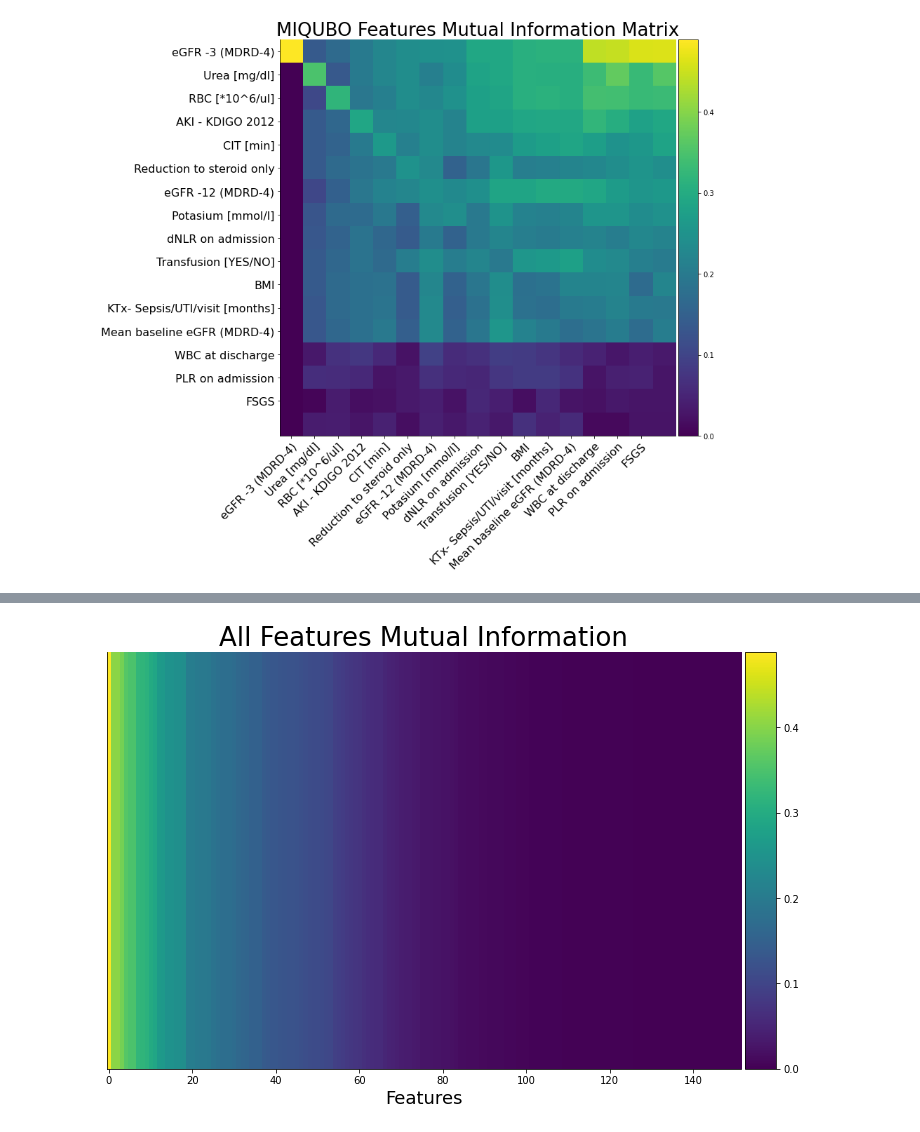
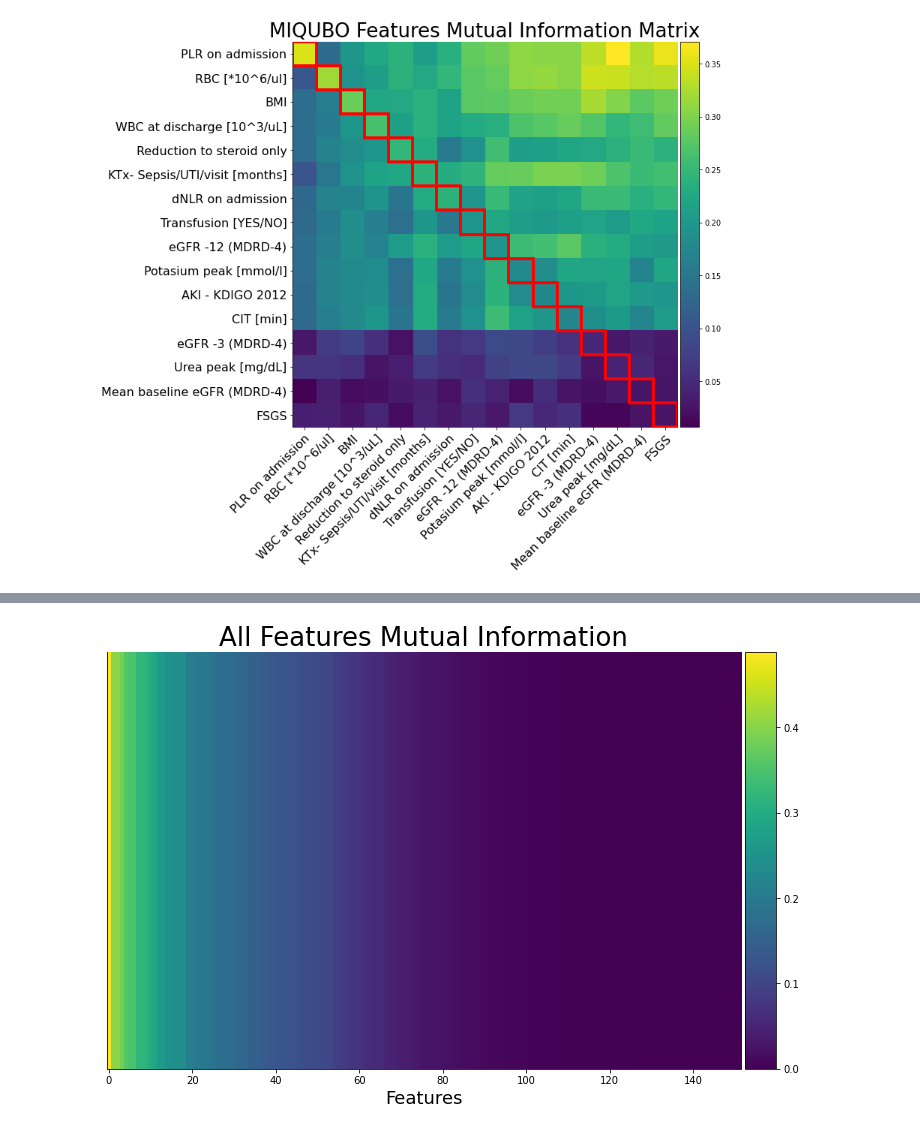
Before and after one commit to FilipKubackiSoton/Feature-Extraction-Medical-ResearchDwave, a Jupyter notebook: mi_matrix.ipynb, the cells around one changed output, grey strips where cells are left out. Drawn from its saved outputs; the diff is of its cells as text; code cells hidden in the pictures.

```diff
--- a/mi_matrix.ipynb
+++ b/mi_matrix.ipynb
@@ -33,7 +33,7 @@ models_evaluation_dir = "models_evaluation"
 plots_dir = "plots"
 mi_matrix_plot_base_dir = os.path.join(plots_dir,"mi_matrix")
 # %%
-df_all = pd.read_csv("data/med_orginal2.csv",header=0, sep="\,").fillna(method = "ffill")
+df_all = pd.read_csv("data/full_dataset.csv",header=0, sep="\,").fillna(method = "ffill")
 
 
 target_f = 'Graft loss 1 year'
@@ -132,2 +123,9 @@ conditional_mutual_information(prob(df_all[["f_0", "f_1", "f_1"]].values), 1, 2)
+# %%
+rev_map = {y:x for x, y in naming_map_.items()}
+rev_map["f_68"] = "Urea peak [mg/dL]"
+rev_map["f_64"] = "Potasium peak [mmol/l]"
+rev_map["f_124"] = "WBC at discharge [10^3/uL]"
+rev_map["f_52]"] = "RBC count on admission [10^6/uL]"
+naming_map_for_plots = {y:x for x, y in rev_map.items()}
 # %%
 # %% [output]
@@ -151,7 +149,8 @@ conditional_mutual_information(prob(df_all[["f_0", "f_1", "f_1"]].values), 1, 2)
 # %%
 def get_mi_matrix(df, target_f):
-    features = list(map(lambda x: x[0], sorted({x : mutual_information(prob(df[[target_f, x]].values), 1) for x in df.columns}.items(), key = lambda x: x[1], reverse = True)))
-    n = np.shape(df)[-1]
+    features_list = list(set(df.columns) - {target_f})
+    features = list(map(lambda x: x[0], sorted({x : mutual_information(prob(df[[target_f, x]].values), 1) for x in features_list}.items(), key = lambda x: x[1], reverse = True)))
+    n = np.shape(df)[-1]-1
     mi_matrix = np.zeros((n,n))
     for row, f_a in enumerate(features):
         for col, f_b in enumerate(features):
@@ -163,6 +162,12 @@ def get_mi_matrix(df, target_f):
 mi_matrix = get_mi_matrix(df_miqubo, target_f)
 # %%
 from mpl_toolkits.axes_grid1 import make_axes_locatable
+
+def highlight_cell(x,y, ax=None, **kwargs):
+    rect = plt.Rectangle((x-.5, y-.5), 1,1, fill=False, **kwargs)
+    ax = ax or plt.gca()
+    ax.add_patch(rect)
+    return rect
 
 def plot_mi_matrix(df, target_f, f_map):
     mi_matrix=get_mi_matrix(df, target_f)
@@ -177,32 +182,37 @@ def plot_mi_matrix(df, target_f, f_map):
     fig, ax = plt.subplots(figsize=(12, 12))
     #cmap = 'jet'
     im = ax.imshow(mi_matrix, )#cmap="cool")
     # Add some text for labels, title and custom x-axis tick labels, etc.
     ax.set_title("MIQUBO Features Mutual Information Matrix", fontsize=26)
     ax.set_xticks(x)
     #ax.set_xlabel(label_x, fontsize=18)
     ax.set_yticks(x)
     #ax.set_ylabel(label_y, fontsize=18, rotation = -90)
     ax.set_xticklabels(labels, fontsize=16)
     ax.set_yticklabels(labels, fontsize=16)
     ax.xaxis.set_label_position("top")
     ax.yaxis.set_label_position("right")
     ax.spines['right'].set_visible(False)
     ax.spines['top'].set_visible(False)
 
     fig.tight_layout()
     plt.setp(ax.get_xticklabels(), rotation=45, ha="right",
             rotation_mode="anchor")
 
     #plt.imshow(mi_matrix)
 
     divider = make_axes_locatable(ax)
     cax = divider.append_axes("right", size="5%", pad=0.05)
 
     plt.colorbar(im, cax=cax)
+
+    for i in np.arange(len(labels)):
+        highlight_cell(i,i, ax, color="red", linewidth=4)
+
     plt.savefig("plots/mi_matrix/MIQBO_MI_matrix.png", bbox_inches='tight')
+    plt.show()
 
 
-plot_mi_matrix(df_miqubo, target_f, naming_map_)
+plot_mi_matrix(df_miqubo, target_f, naming_map_for_plots)
 # %% [output]
-[figure, old version]
+[figure, new version]
```
Also changed, not shown: parts of 8 cells of this notebook, 19 other files.
